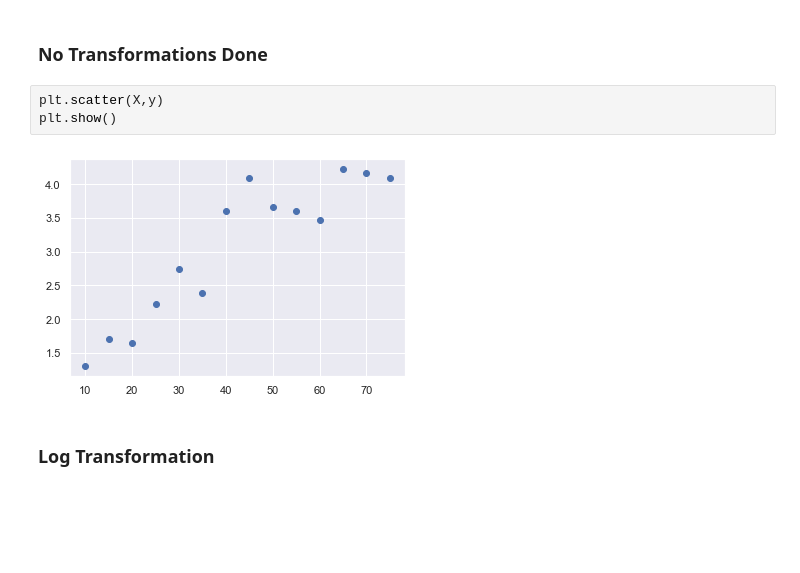
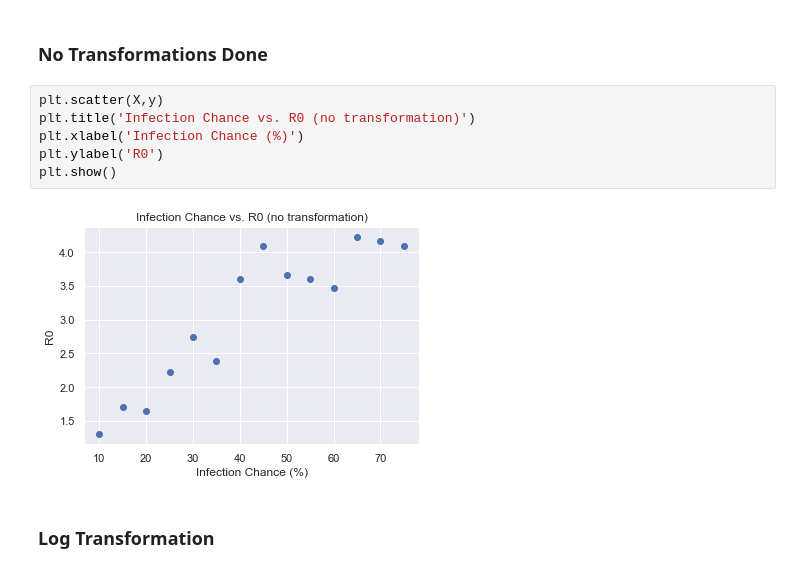
Before and after one commit to pranavnt/epiDEM-Modeling, a Jupyter notebook: modeling.ipynb, the cells around one changed output. Saved outputs shown, nothing was run; the diff lists cells and outputs as text; blank space fills up the shorter version.

```diff
--- a/modeling.ipynb
+++ b/modeling.ipynb
@@ -69,11 +69,14 @@ Name: R0, dtype: float64
 ## Data Visualization
 # %% [markdown]
 ### No Transformations Done
-# %%
-plt.scatter(X,y)
-plt.show()
-# %% [output]
-[figure, removed]
+# %%
+plt.scatter(X,y)
+plt.title('Infection Chance vs. R0 (no transformation)')
+plt.xlabel('Infection Chance (%)')
+plt.ylabel('R0')
+plt.show()
+# %% [output]
+[figure, added]
 # %% [markdown]
 ### Log Transformation
 # %%
```
Also changed, not shown: parts of 5 cells of this notebook, 1 other file.
